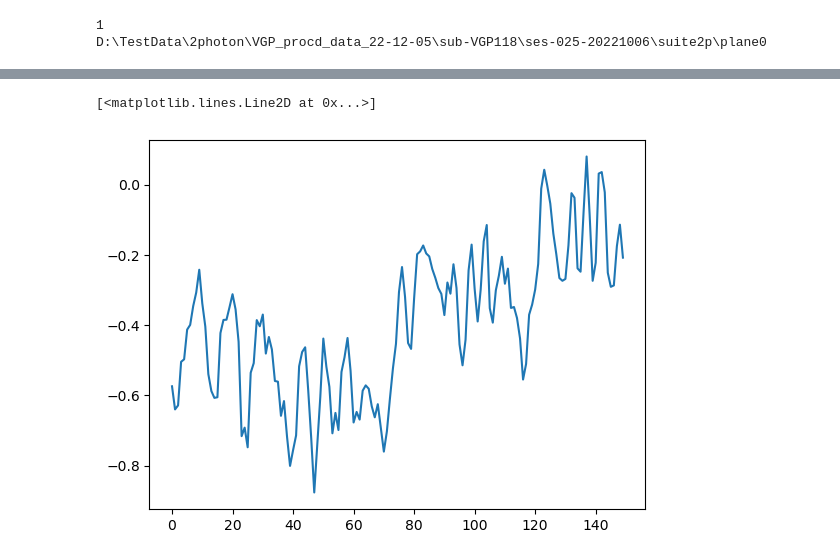
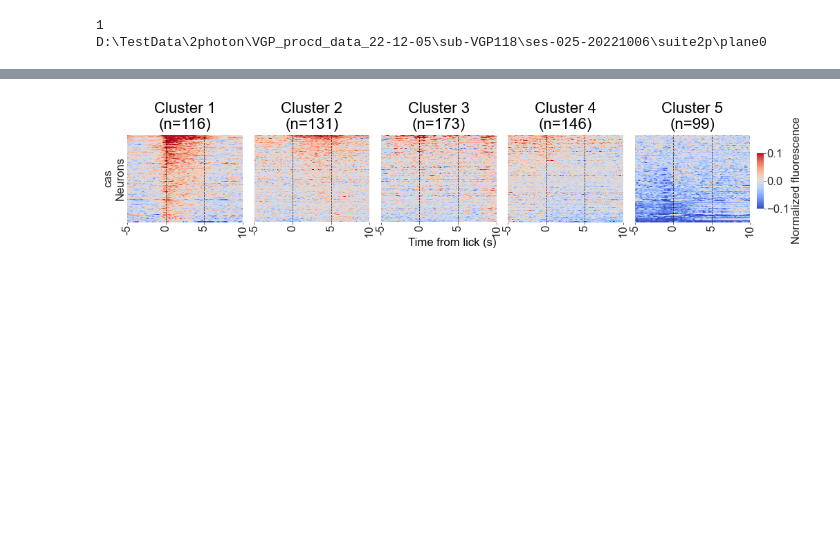
Before and after one commit to jetsetmette/VGP, a Jupyter notebook: notebooks/prep_for_spectral_cluster.ipynb, the cells around one changed output, grey strips where cells are left out. Cells and saved outputs as stored; diff of their text form; code cells hidden in the pictures; blank space fills up the shorter version.

Commit message:
got initial clustering results

```diff
--- a/notebooks/prep_for_spectral_cluster.ipynb
+++ b/notebooks/prep_for_spectral_cluster.ipynb
@@ -615,7 +466,0 @@ snips = d["lick_snips_all"]
-# %%
-import matplotlib.pyplot as plt
-
-plt.plot(np.mean(snips[9,:,:], axis=0))
-# %% [output]
-[<matplotlib.lines.Line2D at 0x...>]
-[figure, removed]
@@ -643,0 +467,53 @@ for row in rows:
+# %%
+cmax = 0.1
+sortwindow = [15, 100]
+
+fig, axs = plt.subplots(len(trial_types),len(uniquelabels),
+                        figsize=(2*len(uniquelabels),2*len(trial_types)))
+cbar_ax = fig.add_axes([.94, .3, .01, .4])
+cbar_ax.tick_params(width=0.5)
+
+numroisincluster = np.nan*np.ones((len(uniquelabels),))
+for c, cluster in enumerate(uniquelabels):
+    k=0
+    tempkey='cas'
+    temp = populationdata[np.where(newlabels==cluster)[0], k*window_size:(k+1)*window_size]
+    numroisincluster[c] = temp.shape[0]
+    sortresponse = np.argsort(np.mean(temp[:,sortwindow[0]:sortwindow[1]], axis=1))[::-1]
+    sns.heatmap(temp[sortresponse],
+                ax=axs[cluster],
+                cmap=plt.get_cmap('coolwarm'),
+                vmin=-cmax,
+                vmax=cmax,
+                cbar=(cluster==0),
+                cbar_ax=cbar_ax if (cluster==0) else None,
+                cbar_kws={'label': 'Normalized fluorescence'})
+    axs[cluster].grid(False)
+
+    if k==len(trial_types)-1:
+        axs[cluster].set_xticks([0, pre_window_size,
+                                    pre_window_size + frames_to_reward, window_size])
+    else:
+        axs[cluster].set_xticks([])
+    axs[cluster].tick_params(width=0.5)
+    axs[cluster].set_xticklabels([str(int((a-pre_window_size+0.0)/framerate))
+                                     for a in [0, pre_window_size,
+                                               pre_window_size + frames_to_reward, window_size]])
+    axs[cluster].set_yticks([])
+    axs[cluster].axvline(pre_window_size, linestyle='--', color='k', linewidth=0.5)
+    axs[cluster].axvline(pre_window_size + frames_to_reward, linestyle='--', color='k', linewidth=0.5)
+    if cluster==0:
+        axs[0].set_ylabel('%s\nNeurons'%(tempkey))
+    axs[cluster].set_title('Cluster %d\n(n=%d)'%(cluster+1, numroisincluster[c]))
+
+fig.text(0.5, 0.05, 'Time from lick (s)', fontsize=12,
+         horizontalalignment='center', verticalalignment='center', rotation='horizontal')
+fig.tight_layout()
+
+fig.subplots_adjust(wspace=0.1, hspace=0.1)
+fig.subplots_adjust(left=0.03)
+fig.subplots_adjust(right=0.93)
+fig.subplots_adjust(bottom=0.2)
+fig.subplots_adjust(top=0.83)
+# %% [output]
+[figure, added]
```
Also changed, not shown: parts of 26 cells of this notebook, 2 other files.
